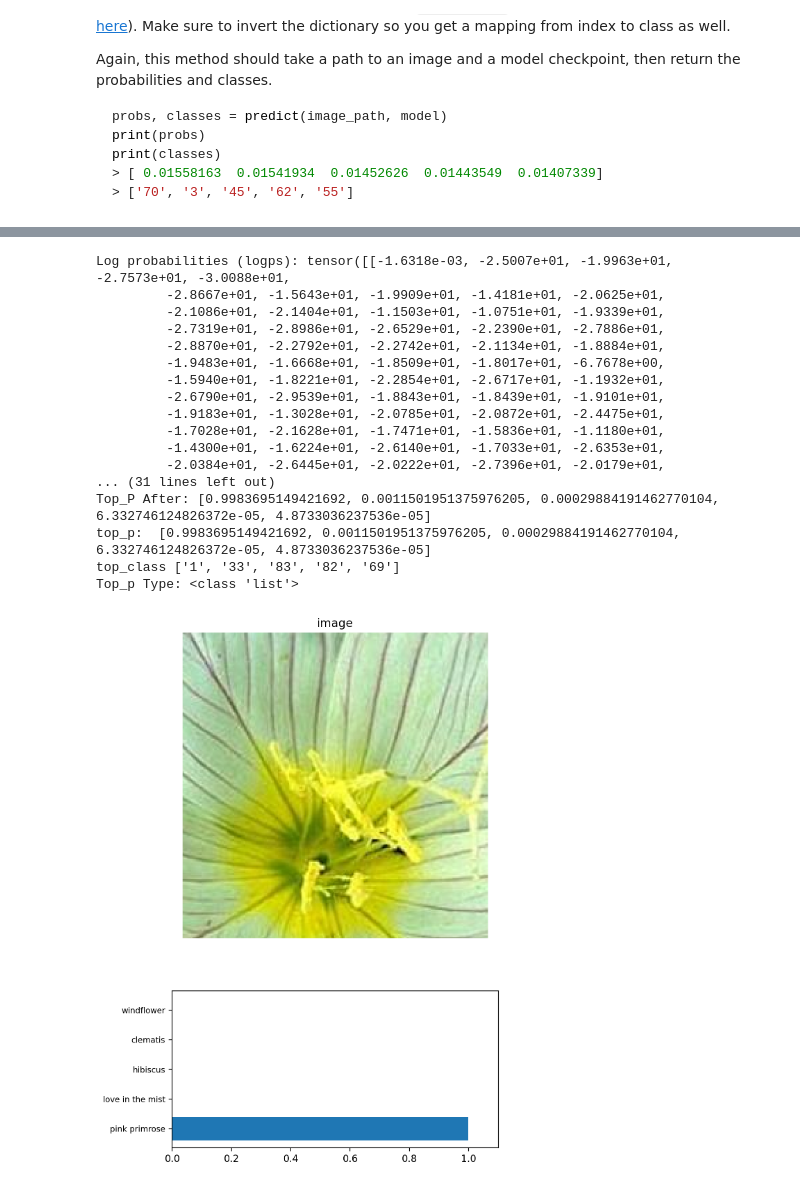
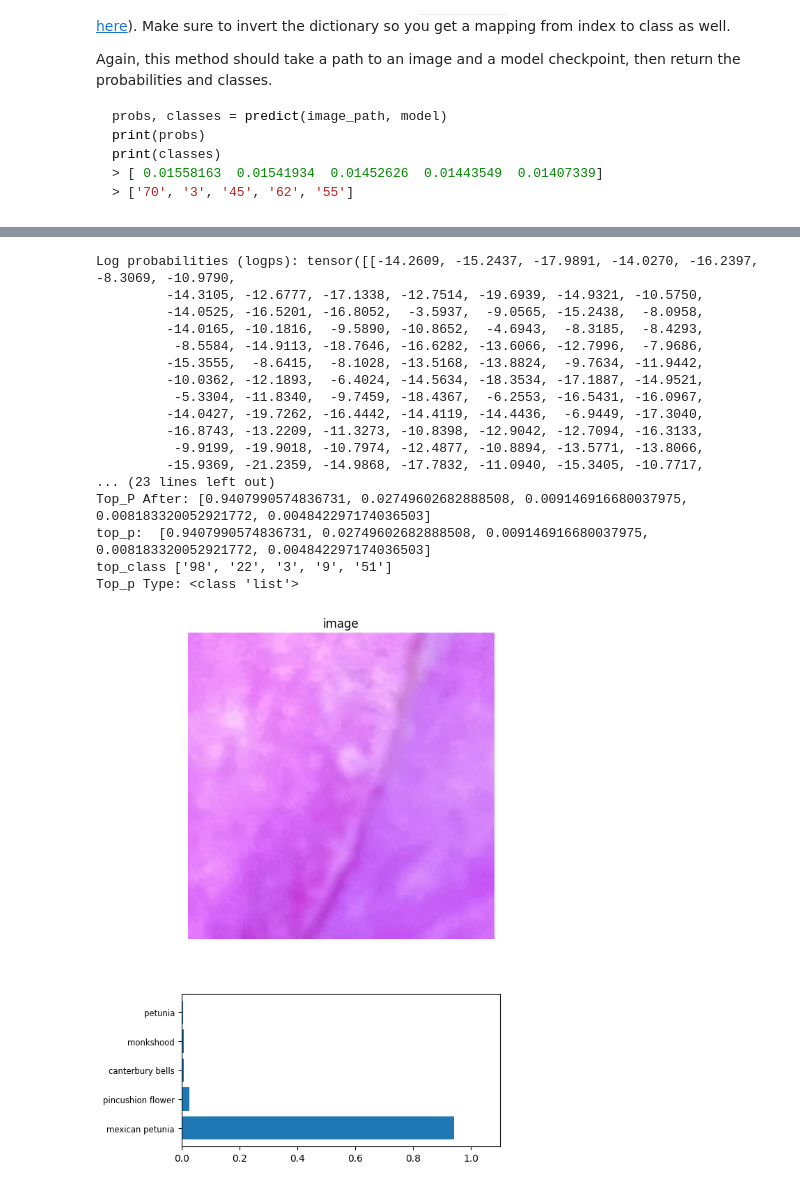
Before and after one commit to amnyulwa/aipnd-project, a Jupyter notebook: Image_Classifier_Project.ipynb, the cells around one changed output, grey strips where cells are left out. Saved outputs shown, nothing was run; the diff lists cells and outputs as text; code cells hidden in the pictures.

```diff
--- a/Image_Classifier_Project.ipynb
+++ b/Image_Classifier_Project.ipynb
@@ -222,11 +221,13 @@ optimizer = optim.Adam(model.classifier.parameters(), lr=0.001)
 
 #device = torch.device("cudo:0" if torch.cuda.is_available() else "mps" if torch.mps.device_count() > 0 else "cpu" if torch.cpu.is_available())""""
 #print(torch.cuda.current_device())
-#device = torch.device("cuda:0")
+device = torch.device("cuda:0")
 #print(torch.cuda.get_device_properties())
 
 
-device = torch.accelerator.current_accelerator().type if torch.accelerator.is_available() else "cpu"
+#device = torch.accelerator.current_accelerator().type if torch.accelerator.is_available() else "cpu"
+
+print("Accelerator:", device)
 
 model.to(device)
 # %% [output]
@@ -670,51 +672,51 @@ Now that you can use a trained model for predictions, check to make sure it make
 You can convert from the class integer encoding to actual flower names with the `cat_to_name.json` file (should have been loaded earlier in the notebook). To show a PyTorch tensor as an image, use the `imshow` function defined above.
 # %%
 # TODO: Display an image along with the top 5 classes
-image_path = 'flowers/valid/1/image_06739.jpg'
+image_path = 'IMG_20250703_065528 (1).jpg'
 
 model = load_checkpoint('checkpoint.pth')
 
 top_p, top_class = predict(image_path, model)
 print("top_p: ", top_p)
 print("top_class", top_class)
 image = process_image(image_path)
 
 
 fig, (ax1, ax2) = plt.subplots(figsize=(6,9), nrows=2)
 imshow(image, ax=ax1) # Display using imshow
 ax1.axis('off')
 ax1.set_title("image")
 print("Top_p Type:", type(top_p))
 
 probs = np.array(top_p).squeeze()
 classes = np.array(top_class).squeeze() #changed variable name to classes to avoid conflict
 ax2.barh(np.arange(5), probs) # Display top 5
 ax2.set_aspect(0.1)
 ax2.set_yticks(np.arange(5))
 ax2.set_yticklabels([cat_to_name[str(c)] for c in classes], size='small') # changed variable name here as well
 #ax2.set_title('Class Probability')
 ax2.set_xlim(0, 1.1)
 plt.tight_layout()
 plt.show()
 # %% [output]
-Log probabilities (logps): tensor([[-1.6318e-03, -2.5007e+01, -1.9963e+01, -2.7573e+01, -3.0088e+01,
-         -2.8667e+01, -1.5643e+01, -1.9909e+01, -1.4181e+01, -2.0625e+01,
-         -2.1086e+01, -2.1404e+01, -1.1503e+01, -1.0751e+01, -1.9339e+01,
-         -2.7319e+01, -2.8986e+01, -2.6529e+01, -2.2390e+01, -2.7886e+01,
-         -2.8870e+01, -2.2792e+01, -2.2742e+01, -2.1134e+01, -1.8884e+01,
-         -1.9483e+01, -1.6668e+01, -1.8509e+01, -1.8017e+01, -6.7678e+00,
-         -1.5940e+01, -1.8221e+01, -2.2854e+01, -2.6717e+01, -1.1932e+01,
-         -2.6790e+01, -2.9539e+01, -1.8843e+01, -1.8439e+01, -1.9101e+01,
-         -1.9183e+01, -1.3028e+01, -2.0785e+01, -2.0872e+01, -2.4475e+01,
-         -1.7028e+01, -2.1628e+01, -1.7471e+01, -1.5836e+01, -1.1180e+01,
-         -1.4300e+01, -1.6224e+01, -2.6140e+01, -1.7033e+01, -2.6353e+01,
-         -2.0384e+01, -2.6445e+01, -2.0222e+01, -2.7396e+01, -2.0179e+01,
-... (31 lines left out)
-Top_P After: [0.9983695149421692, 0.0011501951375976205, 0.00029884191462770104, 6.332746124826372e-05, 4.8733036237536e-05]
-top_p:  [0.9983695149421692, 0.0011501951375976205, 0.00029884191462770104, 6.332746124826372e-05, 4.8733036237536e-05]
-top_class ['1', '33', '83', '82', '69']
+Log probabilities (logps): tensor([[-14.2609, -15.2437, -17.9891, -14.0270, -16.2397,  -8.3069, -10.9790,
+         -14.3105, -12.6777, -17.1338, -12.7514, -19.6939, -14.9321, -10.5750,
+         -14.0525, -16.5201, -16.8052,  -3.5937,  -9.0565, -15.2438,  -8.0958,
+         -14.0165, -10.1816,  -9.5890, -10.8652,  -4.6943,  -8.3185,  -8.4293,
+          -8.5584, -14.9113, -18.7646, -16.6282, -13.6066, -12.7996,  -7.9686,
+         -15.3555,  -8.6415,  -8.1028, -13.5168, -13.8824,  -9.7634, -11.9442,
+         -10.0362, -12.1893,  -6.4024, -14.5634, -18.3534, -17.1887, -14.9521,
+          -5.3304, -11.8340,  -9.7459, -18.4367,  -6.2553, -16.5431, -16.0967,
+         -14.0427, -19.7262, -16.4442, -14.4119, -14.4436,  -6.9449, -17.3040,
+         -16.8743, -13.2209, -11.3273, -10.8398, -12.9042, -12.7094, -16.3133,
+          -9.9199, -19.9018, -10.7974, -12.4877, -10.8894, -13.5771, -13.8066,
+         -15.9369, -21.2359, -14.9868, -17.7832, -11.0940, -15.3405, -10.7717,
+... (23 lines left out)
+Top_P After: [0.9407990574836731, 0.02749602682888508, 0.009146916680037975, 0.008183320052921772, 0.004842297174036503]
+top_p:  [0.9407990574836731, 0.02749602682888508, 0.009146916680037975, 0.008183320052921772, 0.004842297174036503]
+top_class ['98', '22', '3', '9', '51']
 Top_p Type: <class 'list'>
-[figure, old version]
+[figure, new version]
 # %%
 print(classes)
 print(probs)
```
Also changed, not shown: parts of 7 cells of this notebook.
